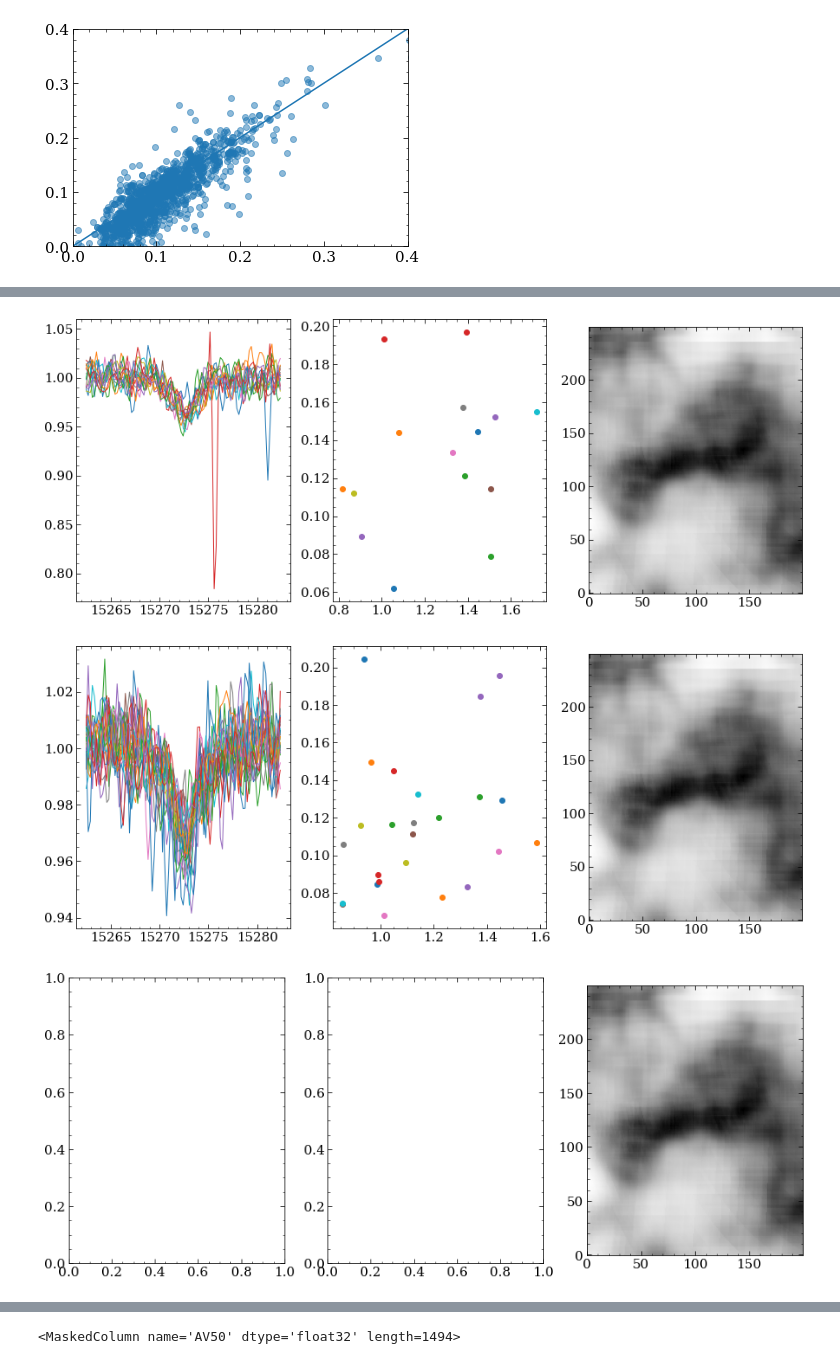
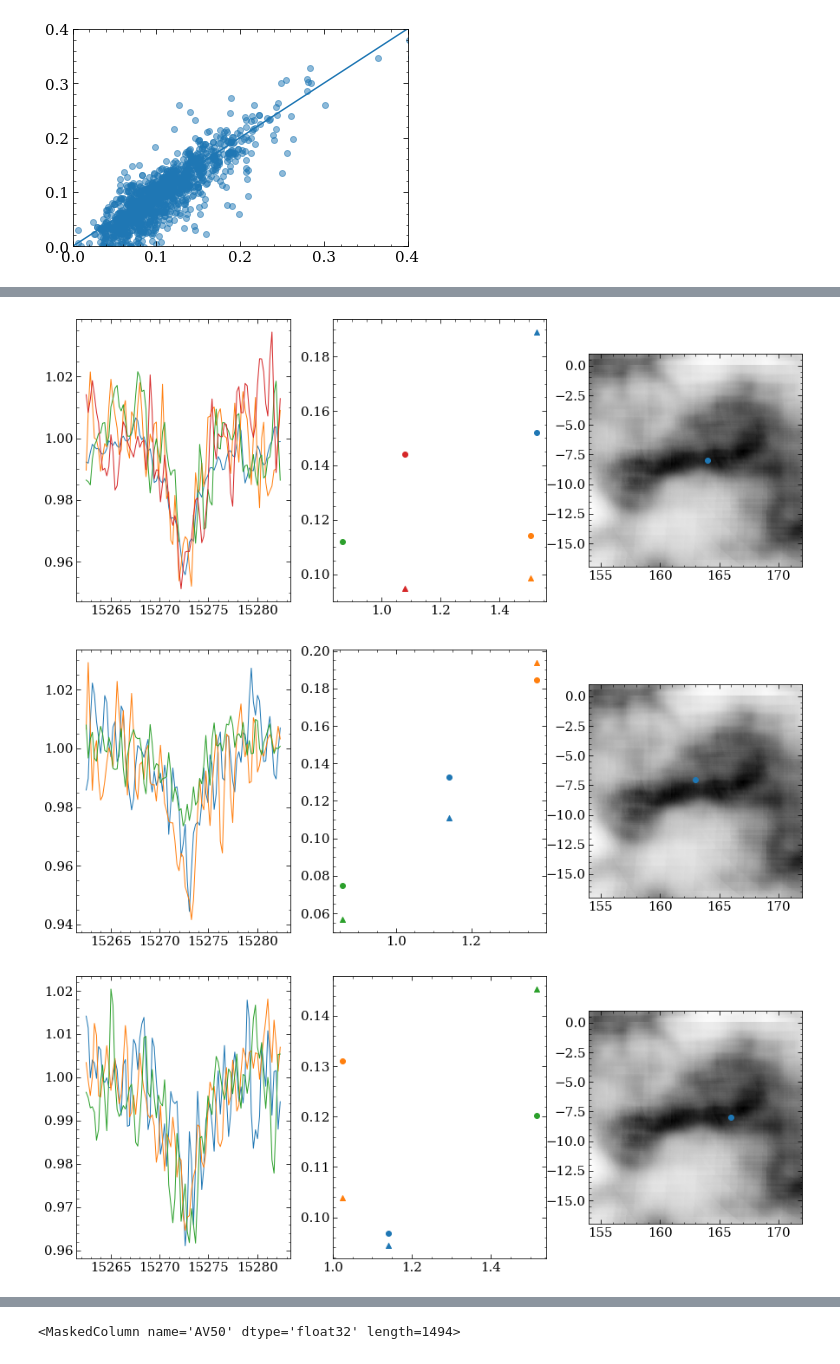
Before and after one commit to aidantmcb/CACloudKT, a Jupyter notebook: 230502_DIB_AV_relationship.ipynb, the cells around one changed output, grey strips where cells are left out. Cells and saved outputs as stored; diff of their text form; code cells hidden in the pictures.

```diff
--- a/230502_DIB_AV_relationship.ipynb
+++ b/230502_DIB_AV_relationship.ipynb
@@ -216,29 +216,33 @@ plt.show()
 # %% [output]
 [figure]
 # %%
-def select_stars(tab, l0, b0, radius = .4):
+def select_stars(tab, l0, b0, radius = .2):
     cond = np.sqrt((tab['GLON'] - l0)**2 + (tab['GLAT'] - b0)**2) < radius
     return np.where(cond)[0]
 # %%
+extent = (l0-9, l0+9, b0-9, b0+9)
 def plots(tab, l0, b0,):
     inds = select_stars(tab, l0, b0)
     stars = tab[inds]
     DIBs = res_array[inds, :]
     ERRs = res_err_array[inds, :]
     eqws = eqw[inds]
+    eqw_int = eqw_interp[inds]
     ext = verg_reddening[inds]
 
     fig, axs= plt.subplots(nrows = 1, ncols = 3, figsize = (15,6))
     for i in range(len(inds)):
         axs[0].plot(wavs_window, DIBs[i,:], linewidth = 1)
-        axs[1].scatter(ext[i], eqws[i])
+        axs[1].scatter(ext[i], eqws[i], c= 'C{}'.format(i))
+        axs[1].scatter(ext[i], eqw_int[i], c='C{}'.format(i), marker = '^')
     # axs[1].scatter(stars['AV50'], eqws)
 
     axs[2].imshow(np.sum(vergely, axis = 2) * 5, origin = 'lower', cmap = 'binary', extent = extent)
+    axs[2].scatter(l0, b0)
     plt.show()
 plots(CA_meta, l0, b0)
 plots(CA_meta, l0+1, b0)
 plots(CA_meta, l0, b0+1)
-plots(CA_meta, l0+5, b0)
-plots(CA_meta, l0, b0+5)
+plots(CA_meta, l0+3, b0)
+plots(CA_meta, l0, b0+3)
 # %% [output]
@@ -246,3 +250,3 @@ plots(CA_meta, l0, b0+5)
-[figure, old version]
+[figure, new version]
-[figure, old version]
+[figure, new version]
-[figure, old version]
+[figure, new version]
```
Also changed, not shown: parts of 1 cell of this notebook, 1 other file.
